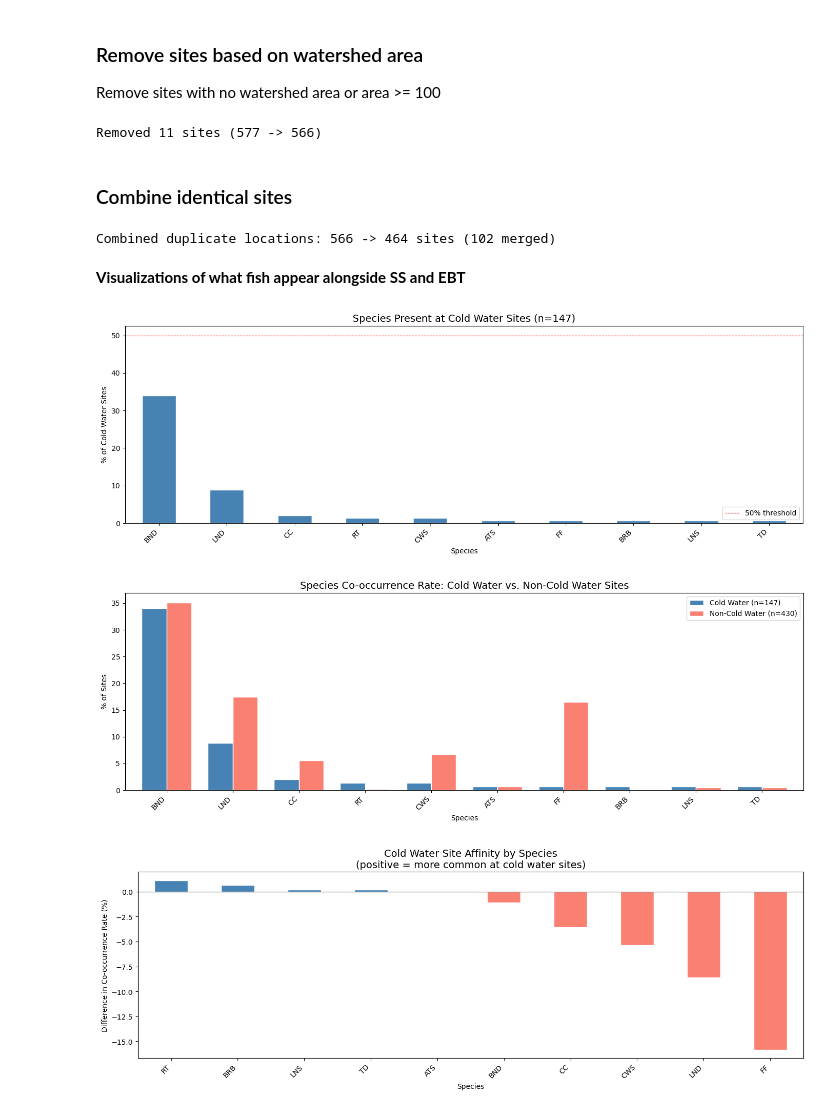
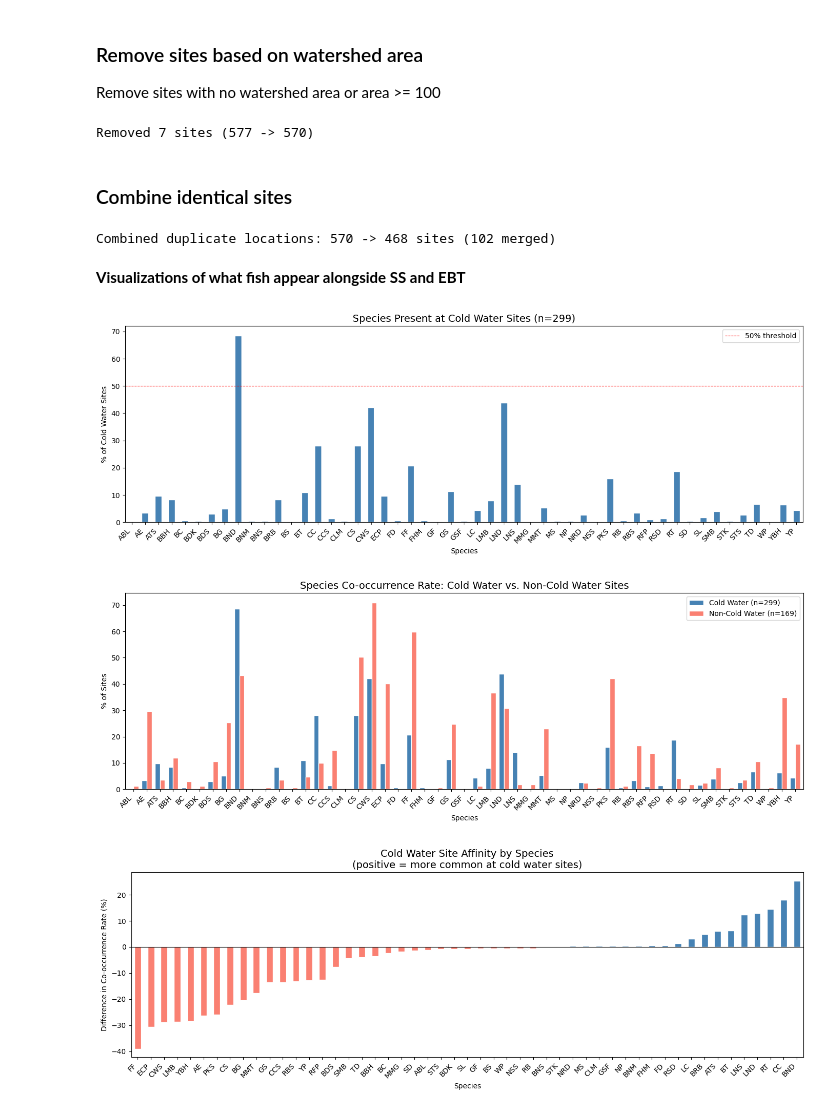
Before and after one commit to ShamSarris/nhdes-cw-stream-modelling, a Jupyter notebook: src/data_prep.ipynb, the cells around one changed output. Drawn from its saved outputs; the diff is of its cells as text; code cells hidden in the pictures.

```diff
--- a/src/data_prep.ipynb
+++ b/src/data_prep.ipynb
@@ -432,13 +432,13 @@ Remove sites with no watershed area or area >= 100
 data = pd.read_csv('./data/site_species_presence.csv')
 
 before = len(data)
-data = data[data['watershed_area'].notna() & (data['watershed_area'] < 100)]
+data = data[data['watershed_area'].notna()]
 after = len(data)
 
 data.to_csv('./data/site_species_presence.csv', index=False)
 print(f"Removed {before - after} sites ({before} -> {after})")
 # %% [output]
-Removed 11 sites (577 -> 566)
+Removed 7 sites (577 -> 570)
 # %% [markdown]
 ### Combine identical sites
 # %%
@@ -464,19 +464,19 @@ col_order = ['Unique_ID', 'latitude', 'longitude', 'watershed_area', 'cw_ind'] +
             species_cols
 data = data[col_order]
 
-data.to_csv('./data/site_species_presence.csv', index=False)
+data.to_csv('./data/site_species_presence_combined.csv', index=False)
 print(f"Combined duplicate locations: {before} -> {len(data)} sites ({before - len(data)} merged)")
 # %% [output]
-Combined duplicate locations: 566 -> 464 sites (102 merged)
+Combined duplicate locations: 570 -> 468 sites (102 merged)
 # %% [markdown]
 **Visualizations of what fish appear alongside SS and EBT**
 # %%
 import pandas as pd
 import matplotlib.pyplot as plt
 
-presence_data = pd.read_csv('./data/site_species_presence.csv')
+presence_data = pd.read_csv('./data/site_species_presence_combined.csv')
 
-species_cols = [c for c in presence_data.columns if c not in ['Unique_ID', 'latitude', 'longitude', 'watershed_area', 'cw_ind']]
+species_cols = [c for c in presence_data.columns if c not in ['Unique_ID', 'latitude', 'longitude', 'watershed_area', 'cw_ind', 'pct_dev']]
 
 cw_sites = presence_data[presence_data['cw_ind'] == 1]
 non_cw_sites = presence_data[presence_data['cw_ind'] == 0]
@@ -487,7 +487,7 @@ cw_rate = cw_sites[species_cols].sum() / cw_count * 100
 non_cw_rate = non_cw_sites[species_cols].sum() / non_cw_count * 100
 
 # Only include species present at at least one cold water site
-cw_rate = cw_rate[cw_rate > 0].sort_values(ascending=False)
+# cw_rate = cw_rate[cw_rate > 0].sort_values(ascending=False)
 
 # --- Plot 1: Co-occurrence rate at cold water sites ---
 fig, ax = plt.subplots(figsize=(14, 5))
@@ -503,34 +503,34 @@ plt.show()
 
 # --- Plot 2: Cold water vs. non-cold water co-occurrence rates ---
 compare = pd.DataFrame({
     f'Cold Water (n={cw_count})': cw_sites[species_cols].sum() / cw_count * 100,
     f'Non-Cold Water (n={non_cw_count})': non_cw_sites[species_cols].sum() / non_cw_count * 100,
 }).loc[cw_rate.index]
 
 fig, ax = plt.subplots(figsize=(14, 5))
 compare.plot(kind='bar', ax=ax, color=['steelblue', 'salmon'], edgecolor='white', width=0.75)
 ax.set_title('Species Co-occurrence Rate: Cold Water vs. Non-Cold Water Sites', fontsize=14)
 ax.set_xlabel('Species')
 ax.set_ylabel('% of Sites')
 ax.legend()
 plt.xticks(rotation=45, ha='right')
 plt.tight_layout()
 plt.show()
 
 # --- Plot 3: Difference in co-occurrence (cold water affinity) ---
-diff = (compare.iloc[:, 0] - compare.iloc[:, 1]).sort_values(ascending=False)
+diff = (compare.iloc[:, 0] - compare.iloc[:, 1]).sort_values(ascending=True)
 
 fig, ax = plt.subplots(figsize=(14, 5))
 colors = ['steelblue' if v >= 0 else 'salmon' for v in diff]
 diff.plot(kind='bar', ax=ax, color=colors, edgecolor='white')
 ax.set_title('Cold Water Site Affinity by Species\n(positive = more common at cold water sites)', fontsize=14)
 ax.set_xlabel('Species')
 ax.set_ylabel('Difference in Co-occurrence Rate (%)')
 ax.axhline(0, color='black', linewidth=0.8)
 plt.xticks(rotation=45, ha='right')
 plt.tight_layout()
 plt.show()
 # %% [output]
-[figure, old version]
+[figure, new version]
-[figure, old version]
+[figure, new version]
-[figure, old version]
+[figure, new version]
```
Also changed, not shown: parts of 2 cells of this notebook, 16 other files.
